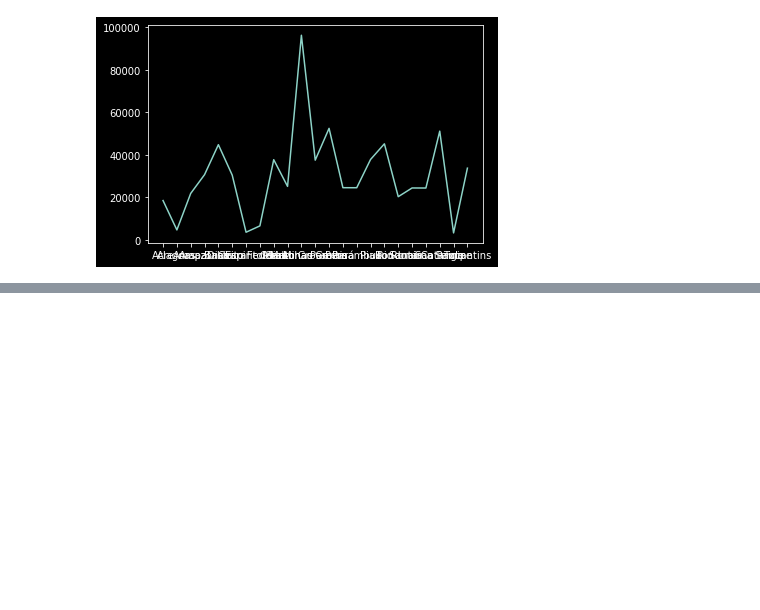
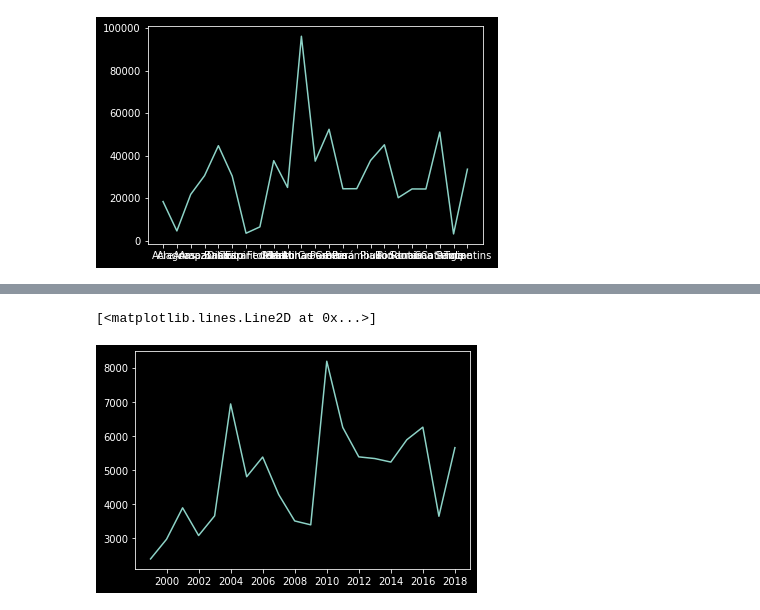
Before and after one commit to aczimermate/HomeProject, a Jupyter notebook: fire_brazil_eda.ipynb, the cells around one changed output, grey strips where cells are left out. Drawn from its saved outputs; the diff is of its cells as text; code cells hidden in the pictures; blank space fills up the shorter version.

Commit message:
Analyze data by states

```diff
--- a/fire_brazil_eda.ipynb
+++ b/fire_brazil_eda.ipynb
@@ -204,6 +209,8 @@ dtypes: float64(1), object(1)
 memory usage: 151.3+ KB
 # %% [markdown]
 Now we have a new dataframe which has a DateTimeIndex, a state columns and a number column. Let's see what we get if we make some aggregations on the data...
+# %%
+df2.number = df2.number.astype(int)
 # %%
 df_sum_per_date = df2['number'].resample('Y').sum()
 df_sum_per_date
@@ -281,0 +310,2 @@ plt.plot(df_sum_per_state.index, df_sum_per_state)
+# %%
+df_mato_grosso = df2.loc[df2.state == 'Mato Grosso']
@@ -281,0 +322,7 @@ plt.plot(df_sum_per_state.index, df_sum_per_state)
+# %%
+df_mg_year_sum = df_mato_grosso.resample('Y').sum()
+# %%
+plt.plot(df_mg_year_sum.index, df_mg_year_sum.number)
+# %% [output]
+[<matplotlib.lines.Line2D at 0x...>]
+[figure, added]
```
Also changed, not shown: parts of 12 cells of this notebook.
